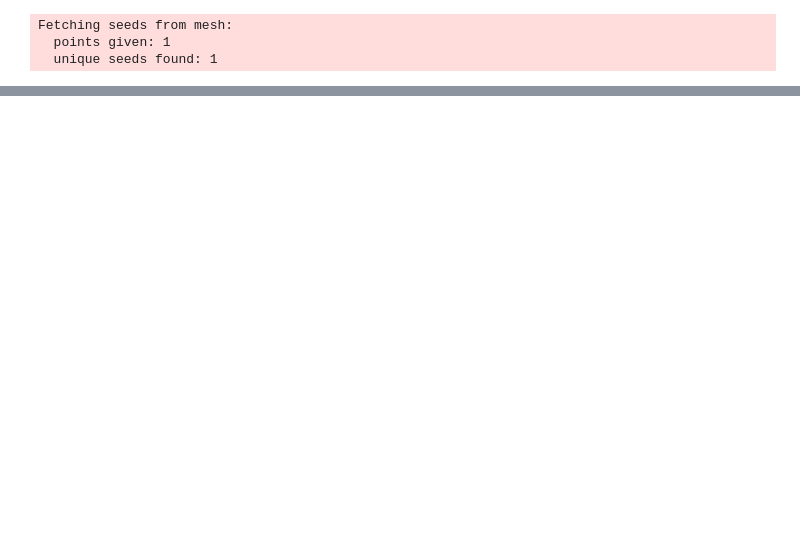
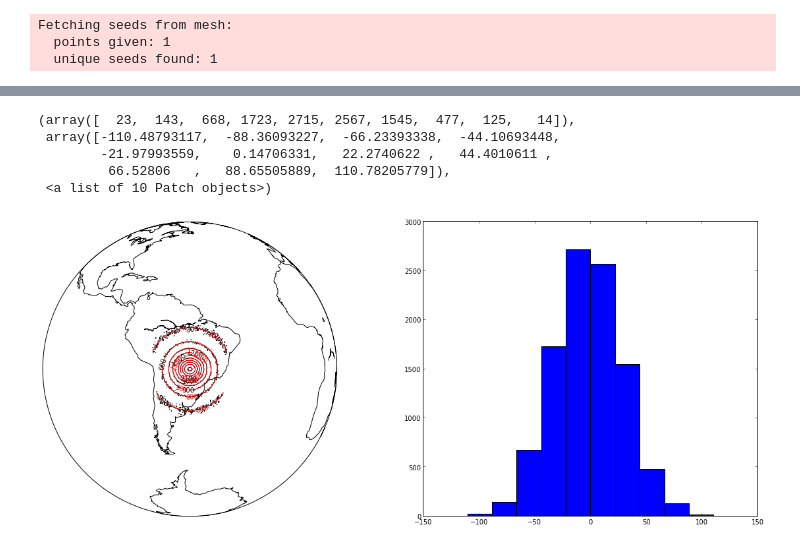
Before and after one commit to imclab/fatiando, a Jupyter notebook: usr/leo/harvester/gravmag_harvester_grav_tesseroid.ipynb, the cells around one changed output, grey strips where cells are left out. Saved outputs shown, nothing was run; the diff lists cells and outputs as text; code cells hidden in the pictures; blank space fills up the shorter version.

```diff
--- a/usr/leo/harvester/gravmag_harvester_grav_tesseroid.ipynb
+++ b/usr/leo/harvester/gravmag_harvester_grav_tesseroid.ipynb
@@ -62,7 +63,7 @@ myv.earth(opacity=0.4)
 myv.continents()
 myv.show()
 # %%
-data = [gravmag.harvester.Potential(lons, lats, heights, pot, meshtype='tesseroid')]
+data = [gravmag.harvester.Gz(lons, lats, heights, gz, meshtype='tesseroid')]
 # %%
 estimate, predicted = gravmag.harvester.harvest(data, seeds, mesh, compactness=100, threshold=0.001)
 # %% [output]
@@ -79,14 +85,21 @@ mesh.addprop('density', estimate['density'])
 # %%
 mpl.figure(figsize=(20, 8))
 mpl.subplot(1, 2, 1)
 bm = mpl.basemap(bounds[:4], 'ortho')
 bm.drawcoastlines()
 bm.drawmapboundary()
-levels = mpl.contour(lons, lats, pot, shape, 10, basemap=bm, color='k')
+levels = mpl.contour(lons, lats, gz, shape, 10, basemap=bm, color='k')
 mpl.contour(lons, lats, predicted[0], shape, levels, basemap=bm, color='r')
 
 mpl.subplot(1, 2, 2)
-mpl.hist(pot - predicted[0], bins=10)
+mpl.hist(gz - predicted[0], bins=10)
+# %% [output]
+(array([  23,  143,  668, 1723, 2715, 2567, 1545,  477,  125,   14]),
+ array([-110.48793117,  -88.36093227,  -66.23393338,  -44.10693448,
+        -21.97993559,    0.14706331,   22.2740622 ,   44.4010611 ,
+         66.52806   ,   88.65505889,  110.78205779]),
+ <a list of 10 Patch objects>)
+[figure, added]
 # %%
 result = mesher.vremove(0, 'density', mesh)
 # %%
```
Also changed, not shown: parts of 6 cells of this notebook.
